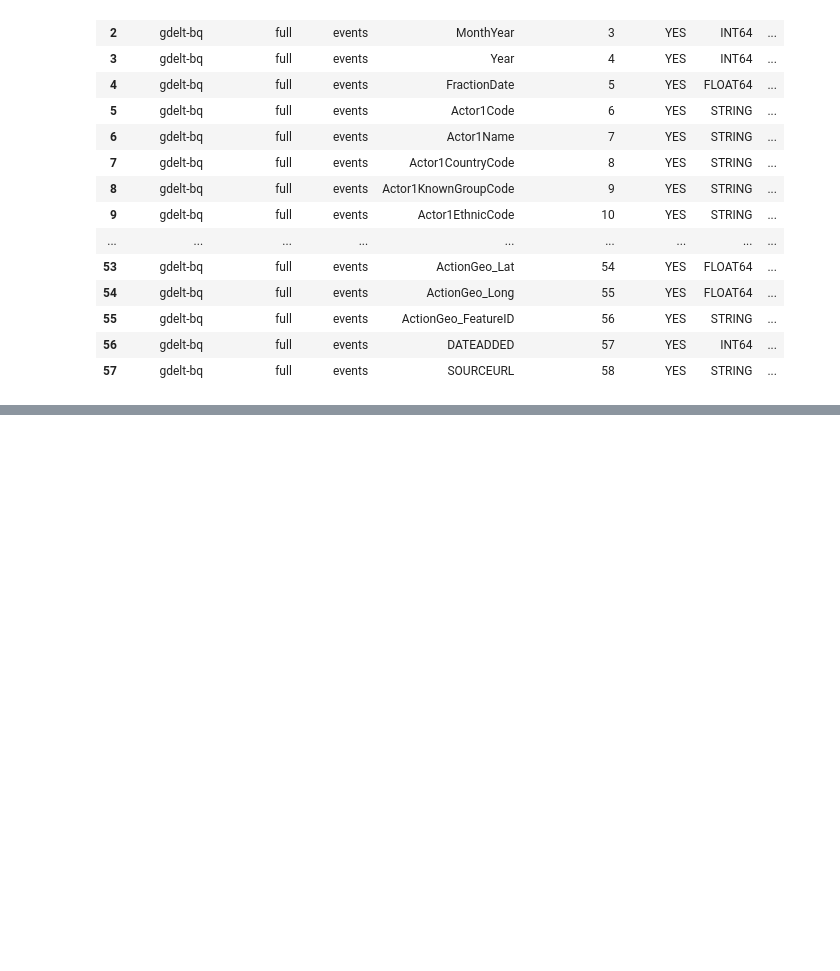
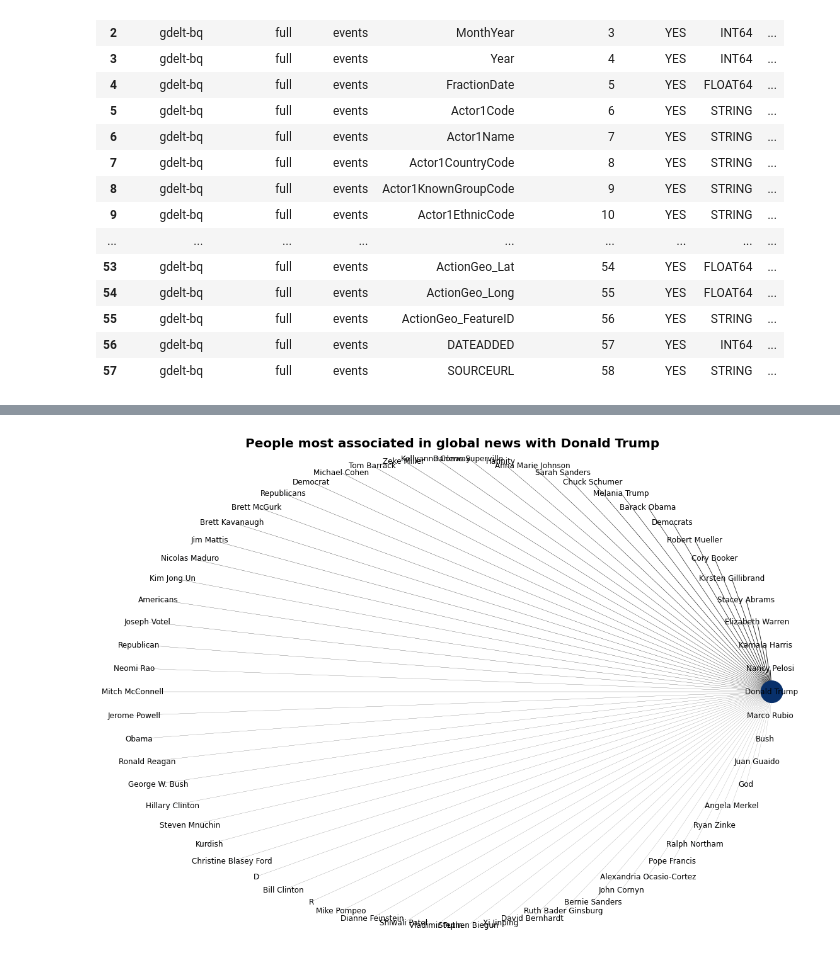
Before and after one commit to cybergis/intro_gdelt, a Jupyter notebook: intro_gdelt.ipynb, the cells around one changed output, grey strips where cells are left out. Saved outputs shown, nothing was run; the diff lists cells and outputs as text; code cells hidden in the pictures; blank space fills up the shorter version.

```diff
--- a/intro_gdelt.ipynb
+++ b/intro_gdelt.ipynb
@@ -305,0 +382,2 @@ plt.show()
+# %%
+entity_graph_filtered = entity_graph[(entity_graph['Source'] == 'Donald Trump') | (entity_graph['Target'] == 'Donald Trump')]
@@ -305,0 +400,35 @@ plt.show()
+# %%
+g = nx.Graph()
+
+for index, row in entity_graph_filtered.iterrows():
+    g.add_edge(row['Source'], row['Target'], weight=row['Weight'])
+
+# Set up with a white background and no grid lines
+plt.figure(figsize=(20, 15))
+plt.title('People most associated in global news with Donald Trump', y=0.97, fontsize=20, fontweight='bold')
+cf = plt.gcf()
+ax = cf.gca()
+ax.set_axis_off()
+
+# Getting the largest connected component
+connected_components = (g.subgraph(c) for c in nx.connected_components(g))
+gmax = max(connected_components, key=len)
+
+d = nx.degree(gmax)
+b = nx.betweenness_centrality(gmax).items()
+
+# # Use a circular layout
+pos = nx.circular_layout(gmax)
+
+edge_weights = nx.get_edge_attributes(gmax, 'weight')
+normalized_weights = [weight/max(edge_weights.values()) for weight in edge_weights.values()]
+
+nx.draw_networkx_edges(gmax, pos, nodelist=[v[0] for v in b], alpha=0.9, width=normalized_weights*20)
+nx.draw_networkx_nodes(gmax, pos, nodelist=[v[0] for v in b], node_size=[v[1] * 20 for v in d],
+                       node_color=[math.log(1 + v[1] * 20) for v in b], cmap=plt.cm.Blues)
+nx.draw_networkx_labels(gmax, pos, labels={v[0]: v[0] for v in b})
+
+# Display the graph
+plt.show()
+# %% [output]
+[figure, added]
```
Also changed, not shown: parts of 13 cells of this notebook.
